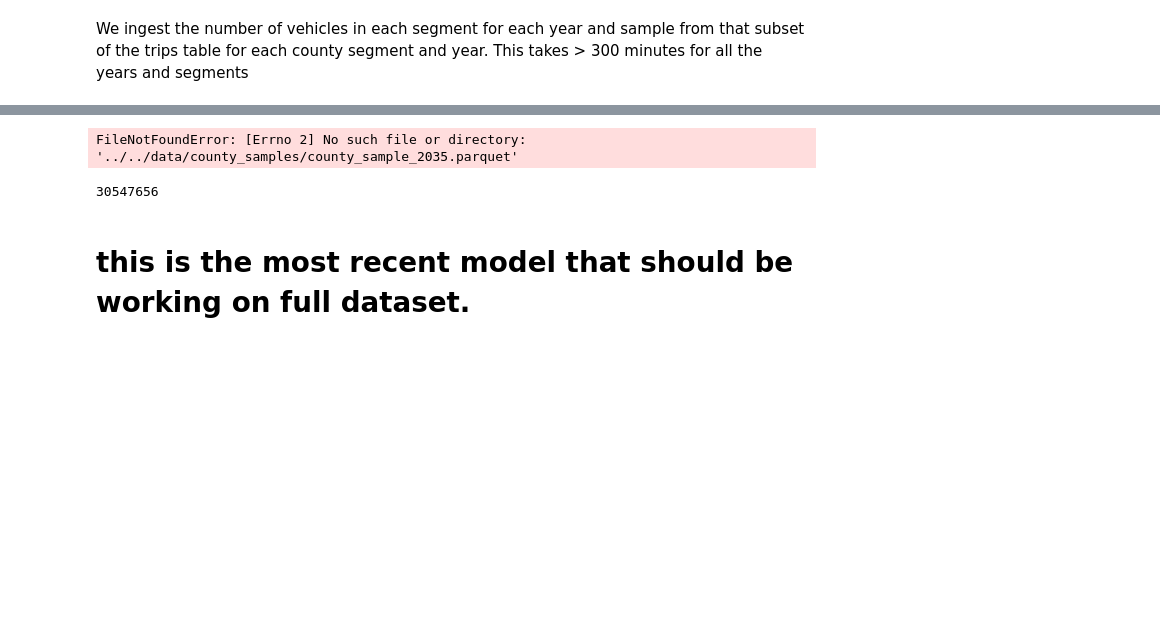
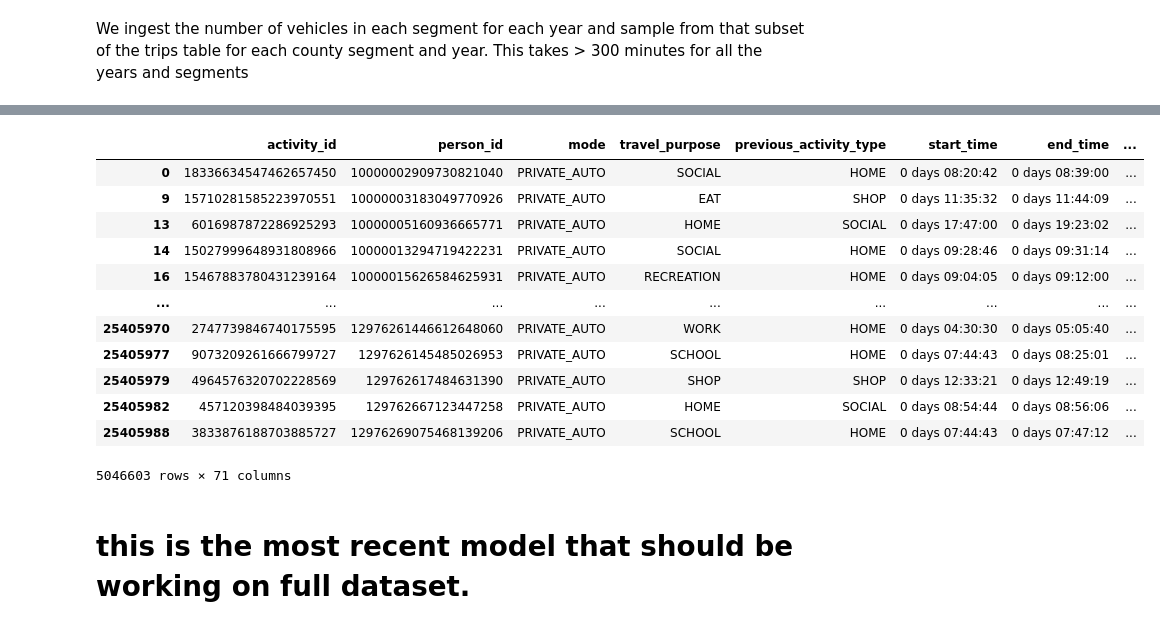
Before and after one commit to rmi-mobility-data-science/replicaEVSE, a Jupyter notebook: notebooks/stock_rollover.ipynb, the cells around one changed output, grey strips where cells are left out. Cells and saved outputs as stored; diff of their text form; code cells hidden in the pictures; blank space fills up the shorter version.

```diff
--- a/notebooks/stock_rollover.ipynb
+++ b/notebooks/stock_rollover.ipynb
@@ -128,13 +137,25 @@ nev_df
 924 rows × 18 columns
+# %%
+df.drop_duplicates(subset=['person_id'])
+# %% [output]
+|  | activity_id | person_id | mode | travel_purpose | previous_activity_type | start_time | end_time | ... |
+| 0 | 18336634547462657450 | 10000002909730821040 | PRIVATE_AUTO | SOCIAL | HOME | 0 days 08:20:42 | 0 days 08:39:00 | ... |
+| 9 | 15710281585223970551 | 10000003183049770926 | PRIVATE_AUTO | EAT | SHOP | 0 days 11:35:32 | 0 days 11:44:09 | ... |
+| 13 | 6016987872286925293 | 10000005160936665771 | PRIVATE_AUTO | HOME | SOCIAL | 0 days 17:47:00 | 0 days 19:23:02 | ... |
+| 14 | 15027999648931808966 | 10000013294719422231 | PRIVATE_AUTO | SOCIAL | HOME | 0 days 09:28:46 | 0 days 09:31:14 | ... |
+| 16 | 15467883780431239164 | 10000015626584625931 | PRIVATE_AUTO | RECREATION | HOME | 0 days 09:04:05 | 0 days 09:12:00 | ... |
+| ... | ... | ... | ... | ... | ... | ... | ... | ... |
+| 25405970 | 2747739846740175595 | 12976261446612648060 | PRIVATE_AUTO | WORK | HOME | 0 days 04:30:30 | 0 days 05:05:40 | ... |
+| 25405977 | 9073209261666799727 | 1297626145485026953 | PRIVATE_AUTO | SCHOOL | HOME | 0 days 07:44:43 | 0 days 08:25:01 | ... |
+| 25405979 | 4964576320702228569 | 129762617484631390 | PRIVATE_AUTO | SHOP | SHOP | 0 days 12:33:21 | 0 days 12:49:19 | ... |
+| 25405982 | 457120398484039395 | 129762667123447258 | PRIVATE_AUTO | HOME | SOCIAL | 0 days 08:54:44 | 0 days 08:56:06 | ... |
+| 25405988 | 3833876188703885727 | 12976269075468139206 | PRIVATE_AUTO | SCHOOL | HOME | 0 days 07:44:43 | 0 days 07:47:12 | ... |
+5046603 rows × 71 columns
 # %%
 # get the unique people in the dataframe
 pop_df = df.drop_duplicates(subset=['person_id'])[['person_id', 'home_cty', 'building_type']]
 # %%
 # check outputs
-df_2035 = pd.read_parquet(os.path.join(datadir, 'county_samples/county_sample_2035.parquet'))
+#df_2035 = pd.read_parquet(os.path.join(datadir, 'county_samples/county_sample_2035.parquet'))
+# df_2034 = pd.read_parquet(os.path.join(datadir, 'county_samples/county_sample_2034.parquet'))
+# len(df_2035)
-# %% [output]
-FileNotFoundError: [Errno 2] No such file or directory: '../../data/county_samples/county_sample_2035.parquet'
-# %%
-len(df_2035)
-# %% [output]
-30547656
```
Also changed, not shown: parts of 12 cells of this notebook.
